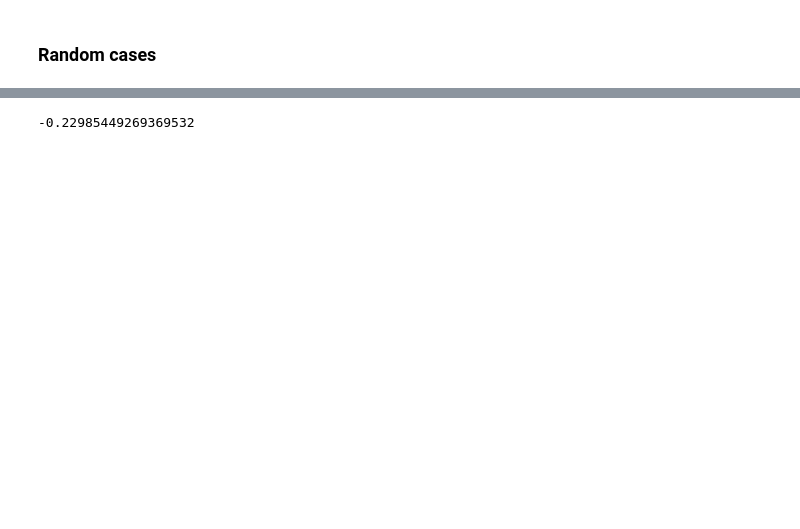
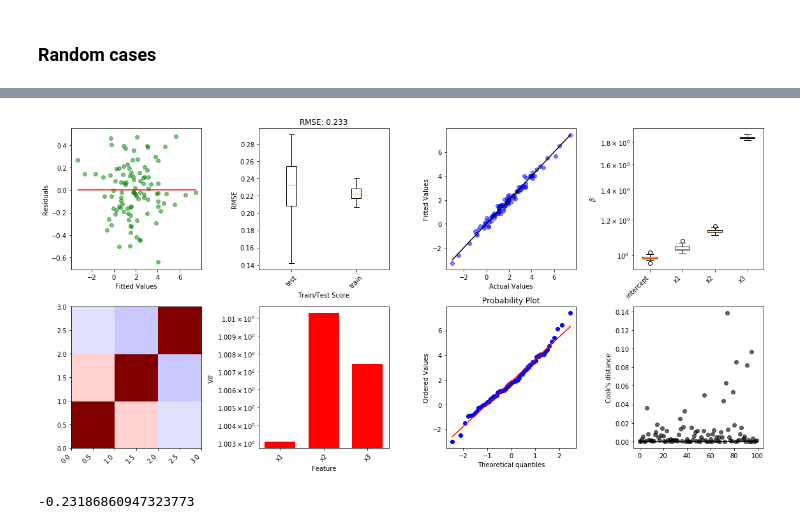
Before and after one commit to gregparkes/turbopanda, a Jupyter notebook: examples/ML.ipynb, the cells around one changed output, grey strips where cells are left out. Cells and saved outputs as stored; diff of their text form; code cells hidden in the pictures; blank space fills up the shorter version.

```diff
--- a/examples/ML.ipynb
+++ b/examples/ML.ipynb
@@ -74,7 +73,9 @@ turb.ml.overview_plot(turb.MetaPanda(df_2), 'x1', 'y', cv, yp)
 df_3 = pd.DataFrame(stats.norm.rvs(loc=2, scale=3, size=(100,3)), columns=['x1', 'x2', 'x3'])
 df_3['y'] = df_3.sum(axis=1) / 3. + stats.norm.rvs(loc=0, scale=.25, size=(100,), random_state=42)
 # %%
-cv, yp = turb.ml.fit_basic(turb.MetaPanda(df_3), 'x[1-3]', 'y', model="LinearRegression")
-cv['test_score'].mean()
+cv, yp = turb.ml.fit_basic(turb.MetaPanda(df_3), 'x[1-3]', 'y',
+                           model="LinearRegression", plot=True)
+print(cv['test_score'].mean())
 # %% [output]
+[figure, added]
--0.22985449269369532
+-0.23186860947323773
```
Also changed, not shown: parts of 15 cells of this notebook, 10 other files.
